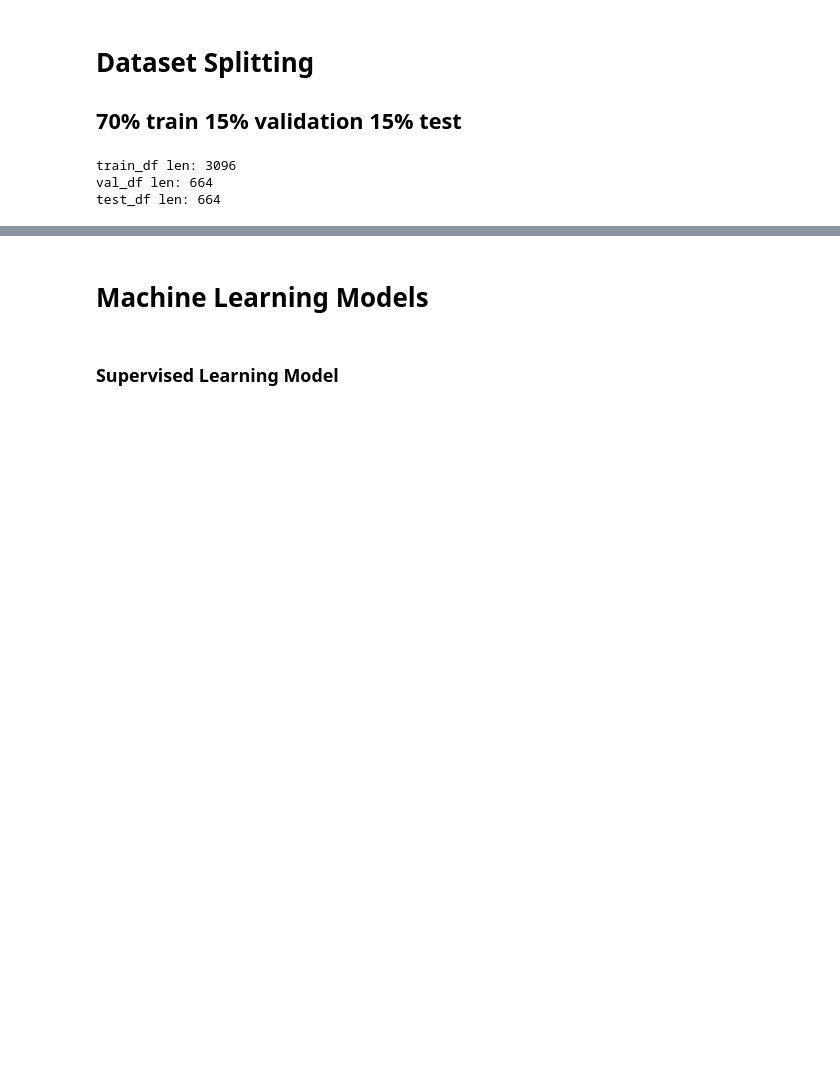
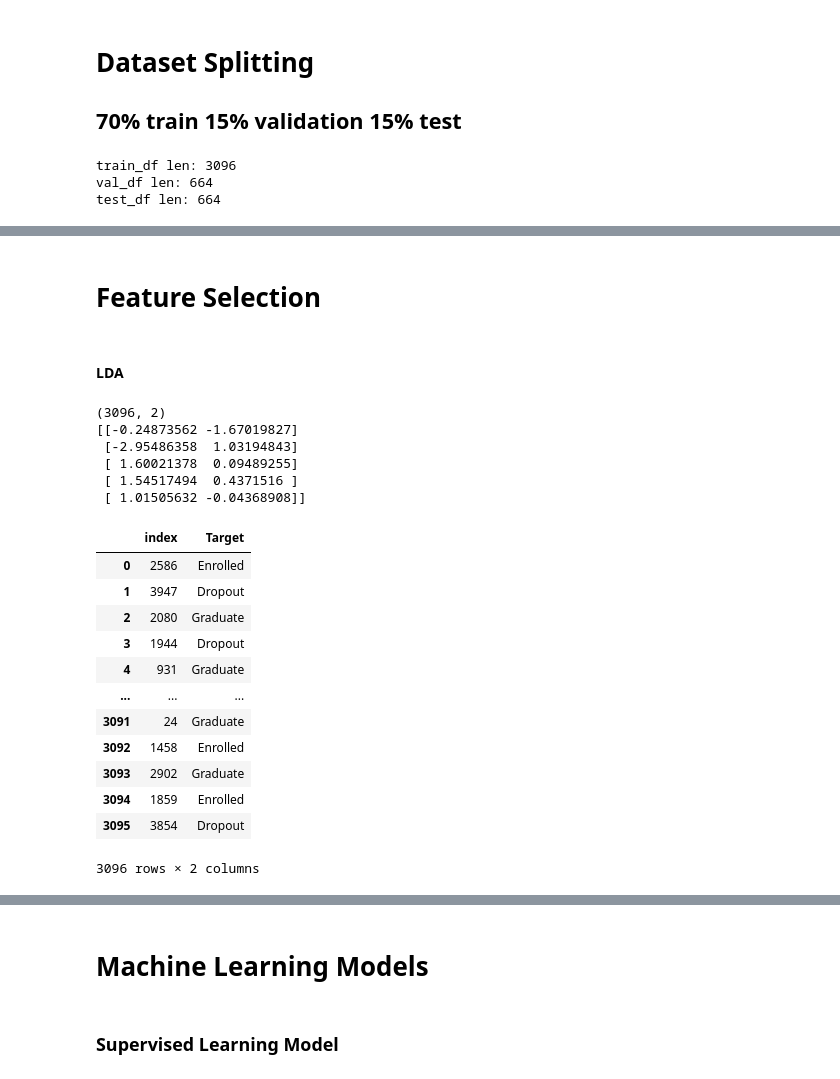
Before and after one commit to GelsonSze/CSC713M-MCO, a Jupyter notebook: CSC713M MCO.ipynb, the cells around one changed output, grey strips where cells are left out. Cells and saved outputs as stored; diff of their text form; code cells hidden in the pictures; blank space fills up the shorter version.

```diff
--- a/CSC713M MCO.ipynb
+++ b/CSC713M MCO.ipynb
@@ -116,3 +113,53 @@ OHE_test_df.head()
 | 1827 | 1 | 1 | 125.0 | 118.4 | 1 | ... |
 | 1301 | 5 | 1 | 120.0 | 114.8 | 1 | ... |
 | 857 | 1 | 1 | 133.1 | 130.0 | 0 | ... |
+# %% [markdown]
+# Feature Selection
+# %% [markdown]
+#### LDA
+# %%
+#Separate the features (X) and target labels (y) for each dataset
+X_train = OHE_train_df.drop(columns=['Target'])
+y_train = OHE_train_df['Target']
+
+X_val = OHE_val_df.drop(columns=['Target'])
+y_val = OHE_val_df['Target']
+
+X_test = OHE_test_df.drop(columns=['Target'])
+y_test = OHE_test_df['Target']
+
+#fit the LDA model on the training data
+lda = LinearDiscriminantAnalysis()
+lda.fit(X_train, y_train)
+
+# Transform the training, validation, and test data using LDA model
+X_train_lda = lda.transform(X_train)
+X_val_lda = lda.transform(X_val)
+X_test_lda = lda.transform(X_test)
+# %%
+print(X_train_lda.shape)  # Check the shape of X_train_lda
+print(X_train_lda[:5])
+# %% [output]
+(3096, 2)
+[[-0.24873562 -1.67019827]
+ [-2.95486358  1.03194843]
+ [ 1.60021378  0.09489255]
+ [ 1.54517494  0.4371516 ]
+ [ 1.01505632 -0.04368908]]
+# %%
+y_train = y_train.reset_index()
+y_train
+# %% [output]
+|  | index | Target |
+| 0 | 2586 | Enrolled |
+| 1 | 3947 | Dropout |
+| 2 | 2080 | Graduate |
+| 3 | 1944 | Dropout |
+| 4 | 931 | Graduate |
+| ... | ... | ... |
+| 3091 | 24 | Graduate |
+| 3092 | 1458 | Enrolled |
+| 3093 | 2902 | Graduate |
+| 3094 | 1859 | Enrolled |
+| 3095 | 3854 | Dropout |
+3096 rows × 2 columns
```
Also changed, not shown: parts of 9 cells of this notebook.
